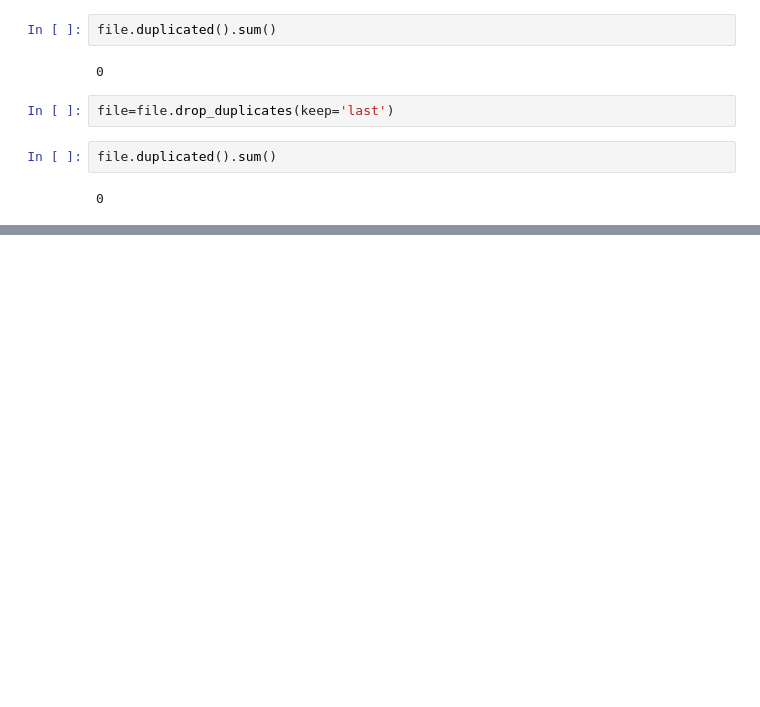
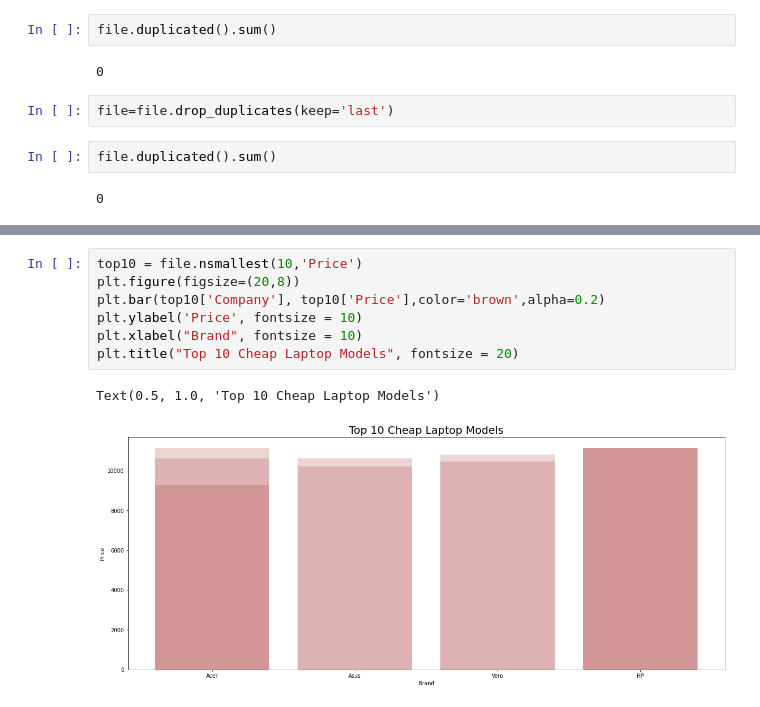
Before and after one commit to santhoshkumar43/laptops-prices-specs-analysis, a Jupyter notebook: laptop_prices_specs.ipynb, the cells around one changed output, grey strips where cells are left out. Cells and saved outputs as stored; diff of their text form; blank space fills up the shorter version.

```diff
--- a/laptop_prices_specs.ipynb
+++ b/laptop_prices_specs.ipynb
@@ -102,0 +103,10 @@ Text(0.5, 1.0, 'Top 10 Expensive Laptop Brands')
+# %%
+top10 = file.nsmallest(10,'Price')
+plt.figure(figsize=(20,8))
+plt.bar(top10['Company'], top10['Price'],color='brown',alpha=0.2)
+plt.ylabel('Price', fontsize = 10)
+plt.xlabel("Brand", fontsize = 10)
+plt.title("Top 10 Cheap Laptop Models", fontsize = 20)
+# %% [output]
+Text(0.5, 1.0, 'Top 10 Cheap Laptop Models')
+[figure, added]
```
Also changed, not shown: parts of 1 cell of this notebook.
